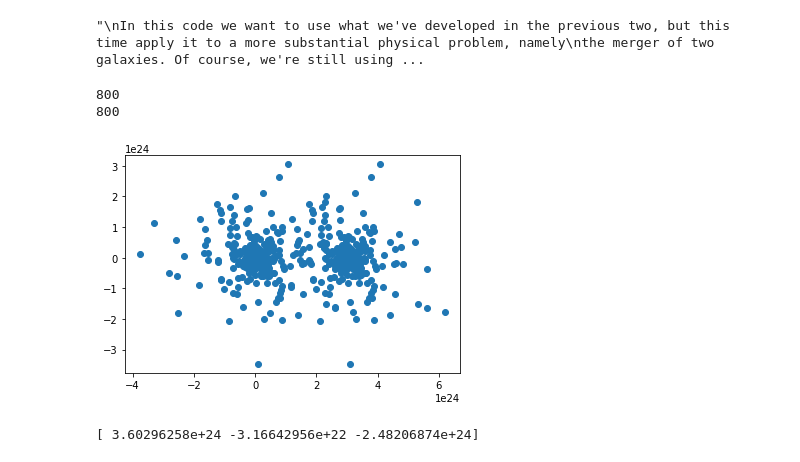
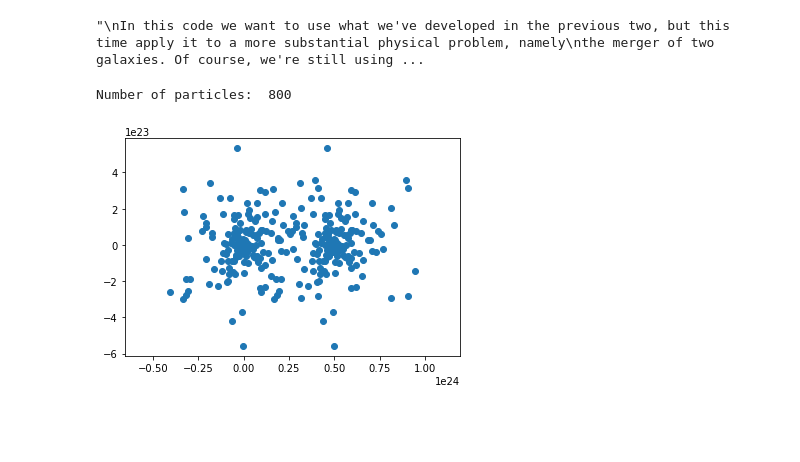
Before and after one commit to LukaJevtovic/NBody-Simulation, a Jupyter notebook: Collision.ipynb, the cells around one changed output. Saved outputs shown, nothing was run; the diff lists cells and outputs as text; code cells hidden in the pictures; blank space fills up the shorter version.

```diff
--- a/Collision.ipynb
+++ b/Collision.ipynb
@@ -11,7 +11,7 @@ import numpy as np
 import matplotlib.pyplot as plt
 from matplotlib.ticker import FuncFormatter
 
-G = 6.67e-11         #Gravitational constant
+G = -6.67e-11         #Gravitational constant
 
 #This function will make tick labels on graphs shorter and prettier
 def custom_formatter(value, _):
@@ -19,11 +19,22 @@ def custom_formatter(value, _):
 
 #-------------------------------------------------------------------------------------------
 
-T = 86400*365*1e11       #Simulation end time in seconds, 1day = 86400s
+T = 86400*365*1e11   #Simulation end time in seconds, 1day = 86400s
 t = 0                #Simulation start time, most commonly zero
-dt = 86400*365*1e9           #Time step, smaller values give higher accuracy but longer computation time
+dt = 86400*365*1e9   #Time step, smaller values give higher accuracy but longer computation time
+soft = 1e6           #Softening length, where we'll disable force calculations to avoid the ~1/r divergence
 
 Minit, Xinit, Yinit, Zinit, VXinit, VYinit, VZinit = np.loadtxt('galaxy.txt', unpack=True)   #Initial conditions from file
+
+"""
+Minit = [6e24, 2e30]
+Xinit = [1.5e11, 0]
+Yinit = [0,0]
+Zinit = [0,0]
+VXinit = [0,0]
+VYinit = [30000, 0]
+VZinit = [0,0]
+"""
 
 Minit = np.concatenate((Minit, Minit))
 Xinit = np.concatenate((Xinit, Xinit))
@@ -36,49 +47,56 @@ VZinit = np.concatenate((VZinit, VZinit))
 #We will import the same galaxy twice, move one of them on the x-axis, and give them both additional velocity towards each other
 
 N = len(Minit) #Twice the number of bodies in a single galaxy
-print(N)
+print("Number of particles: ", N)
 
+BAR = [] #List of True/False values depending on if the particle in question is baryonic or dark matter
 MASSES = []
 POS = np.zeros((N,3))
 VEL = np.zeros((N,3))
 for i in range(N):
-
     if i<400: #first galaxy
         MASSES.append(Minit[i]*2e30)
         POS[i] = [Xinit[i]*3.028e22,Yinit[i]*3.028e22,Zinit[i]*3.028e22]
-        VEL[i] = [VXinit[i]*1e5 + 1e5,VYinit[i]*1e5,VZinit[i]*1e5] #additional x-direction velocity towards second galaxy
+        VEL[i] = [VXinit[i]*1e5 + 2.5e5,VYinit[i]*1e5,VZinit[i]*1e5] #additional x-direction velocity towards second galaxy
+
+        if i<200:
+            BAR.append(True)
+        else:
+            BAR.append(False)
+
     else: #second galaxy
         MASSES.append(Minit[i]*2e30)
-        POS[i] = [Xinit[i]*3.028e22 + 0.3e25,Yinit[i]*3.028e22,Zinit[i]*3.028e22] #shifted second galaxy by 1e25m on x-axis
-        VEL[i] = [VXinit[i]*1e5 - 1e5,VYinit[i]*1e5,VZinit[i]*1e5] #additional x-direction velocity towards first galaxy
+        POS[i] = [Xinit[i]*3.028e22 + 0.5e24,Yinit[i]*3.028e22,Zinit[i]*3.028e22] #shifted second galaxy by 1e25m on x-axis
+        VEL[i] = [VXinit[i]*1e5 - 2.5e5,VYinit[i]*1e5 + 1e5,VZinit[i]*1e5] #additional x-direction velocity towards first galaxy
 
+        if i<600:
+            BAR.append(True)
+        else:
+            BAR.append(False)
 
 
 X = []
 Y = []
 Z = []
 TIME = []        #List for storing time values
 U = []           #List for the total potential energy over time
 K = []           #List for the total kinetic energy over time
 E = []           #List for the total energy over time
 DELTA = []       #List for energy change over time
 
-for i in range(N): #print initial positions
-    X.append(POS[i,0])
-    Y.append(POS[i,1])
-    Z.append(POS[i,2])
+for i in range(N): #print initial positions of baryonic matter
+    if BAR[i] == True:
+        X.append(POS[i,0])
+        Y.append(POS[i,1])
+        Z.append(POS[i,2])
 
-print(len(X))
+
 plt.scatter(X,Y)
 plt.axis('equal')
 plt.show()
-
-print(POS[799])
 # %% [output]
-800
-800
+Number of particles:  800
-[figure, old version]
+[figure, new version]
-[ 3.60296258e+24 -3.16642956e+22 -2.48206874e+24]
 # %%
 #Clear coordinate lists for further plotting
 X = []
```
Also changed, not shown: parts of 1 cell of this notebook, 1 other file.
